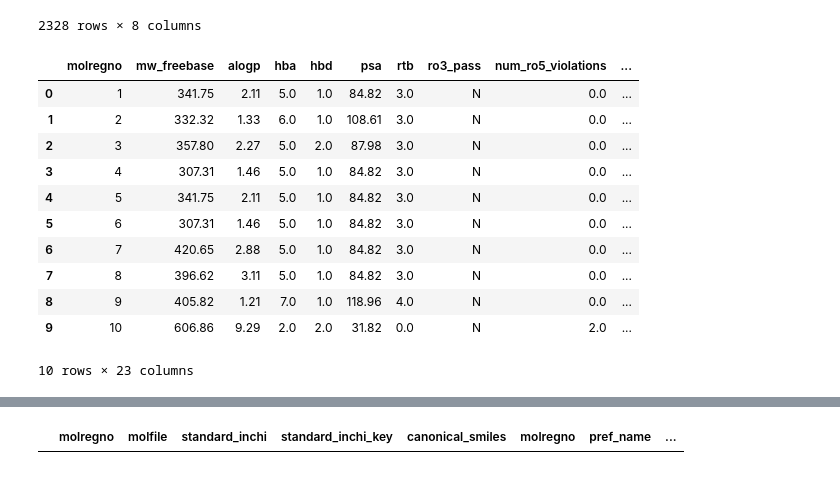
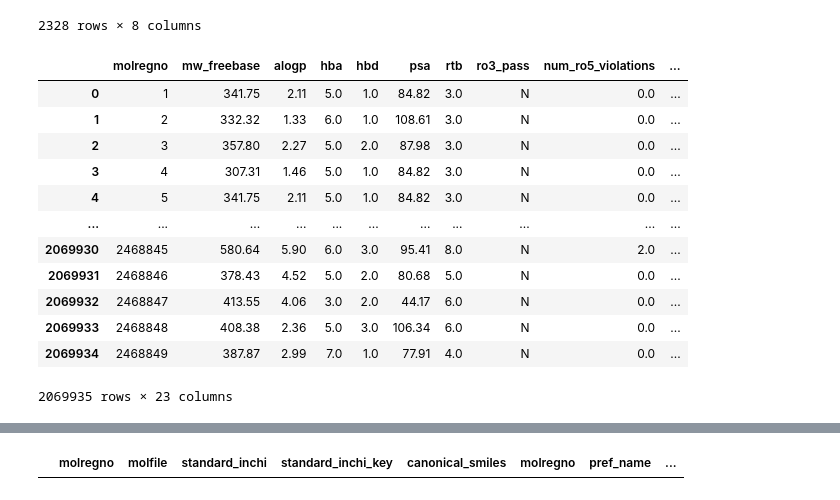
Before and after one commit to Cargill-Capstone2021/ADME-modeling-for-Cargill, a Jupyter notebook: working/CHEMBL_db.ipynb, the cells around one changed output, grey strips where cells are left out. Saved outputs shown, nothing was run; the diff lists cells and outputs as text; code cells hidden in the pictures.

```diff
--- a/working/CHEMBL_db.ipynb
+++ b/working/CHEMBL_db.ipynb
@@ -113,21 +131,22 @@ df_var_seq
 2328 rows × 8 columns
 # %%
 df_comp_prop=pd.read_sql_query("SELECT * FROM compound_properties", con )
-# %%
-df_comp_prop.head(n=10)
-# %% [output]
-|  | molregno | mw_freebase | alogp | hba | hbd | psa | rtb | ro3_pass | num_ro5_violations | ... |
-| 0 | 1 | 341.75 | 2.11 | 5.0 | 1.0 | 84.82 | 3.0 | N | 0.0 | ... |
-| 1 | 2 | 332.32 | 1.33 | 6.0 | 1.0 | 108.61 | 3.0 | N | 0.0 | ... |
-| 2 | 3 | 357.80 | 2.27 | 5.0 | 2.0 | 87.98 | 3.0 | N | 0.0 | ... |
-| 3 | 4 | 307.31 | 1.46 | 5.0 | 1.0 | 84.82 | 3.0 | N | 0.0 | ... |
-| 4 | 5 | 341.75 | 2.11 | 5.0 | 1.0 | 84.82 | 3.0 | N | 0.0 | ... |
-| 5 | 6 | 307.31 | 1.46 | 5.0 | 1.0 | 84.82 | 3.0 | N | 0.0 | ... |
-| 6 | 7 | 420.65 | 2.88 | 5.0 | 1.0 | 84.82 | 3.0 | N | 0.0 | ... |
-| 7 | 8 | 396.62 | 3.11 | 5.0 | 1.0 | 84.82 | 3.0 | N | 0.0 | ... |
-| 8 | 9 | 405.82 | 1.21 | 7.0 | 1.0 | 118.96 | 4.0 | N | 0.0 | ... |
-| 9 | 10 | 606.86 | 9.29 | 2.0 | 2.0 | 31.82 | 0.0 | N | 2.0 | ... |
-10 rows × 23 columns
+# %%
+df_comp_prop
+# %% [output]
+|  | molregno | mw_freebase | alogp | hba | hbd | psa | rtb | ro3_pass | num_ro5_violations | ... |
+| 0 | 1 | 341.75 | 2.11 | 5.0 | 1.0 | 84.82 | 3.0 | N | 0.0 | ... |
+| 1 | 2 | 332.32 | 1.33 | 6.0 | 1.0 | 108.61 | 3.0 | N | 0.0 | ... |
+| 2 | 3 | 357.80 | 2.27 | 5.0 | 2.0 | 87.98 | 3.0 | N | 0.0 | ... |
+| 3 | 4 | 307.31 | 1.46 | 5.0 | 1.0 | 84.82 | 3.0 | N | 0.0 | ... |
+| 4 | 5 | 341.75 | 2.11 | 5.0 | 1.0 | 84.82 | 3.0 | N | 0.0 | ... |
+| ... | ... | ... | ... | ... | ... | ... | ... | ... | ... | ... |
+| 2069930 | 2468845 | 580.64 | 5.90 | 6.0 | 3.0 | 95.41 | 8.0 | N | 2.0 | ... |
+| 2069931 | 2468846 | 378.43 | 4.52 | 5.0 | 2.0 | 80.68 | 5.0 | N | 0.0 | ... |
+| 2069932 | 2468847 | 413.55 | 4.06 | 3.0 | 2.0 | 44.17 | 6.0 | N | 0.0 | ... |
+| 2069933 | 2468848 | 408.38 | 2.36 | 5.0 | 3.0 | 106.34 | 6.0 | N | 0.0 | ... |
+| 2069934 | 2468849 | 387.87 | 2.99 | 7.0 | 1.0 | 77.91 | 4.0 | N | 0.0 | ... |
+2069935 rows × 23 columns
 # %%
 #df_comp_j=pd.read_sql_query("SELECT * FROM compound_properties cp JOIN molecule_dictionary md where cp.molregno=md.molregno", con )
 # %%
```
Also changed, not shown: parts of 24 cells of this notebook.
